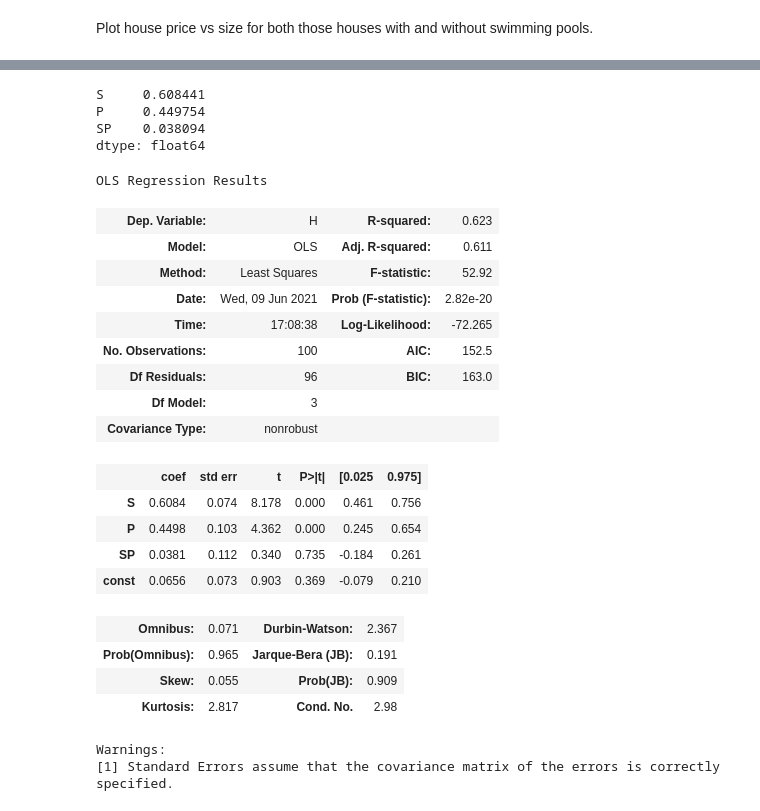
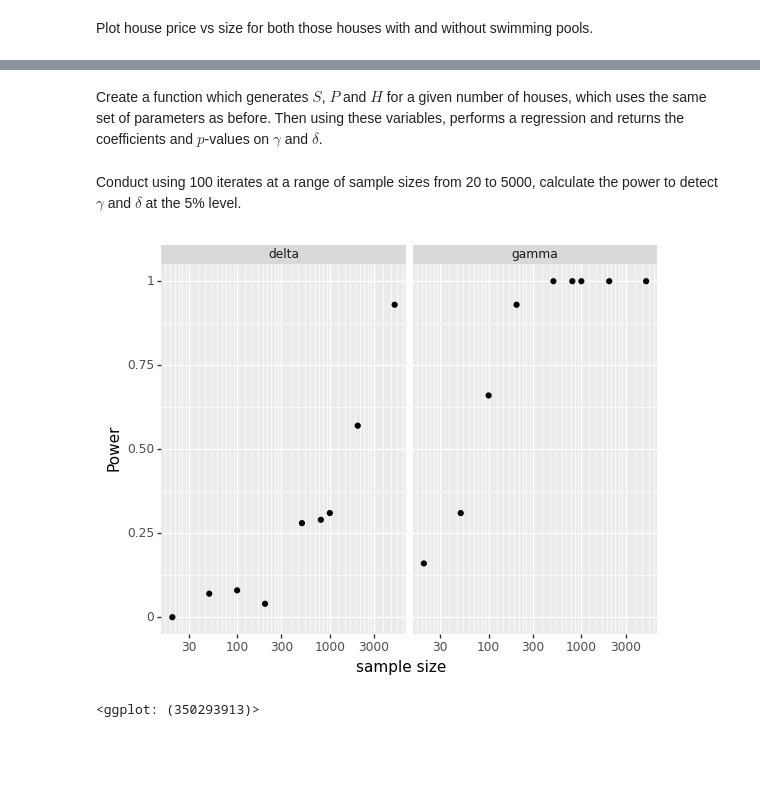
Before and after one commit to ben18785/simulated-data, a Jupyter notebook: src/morning_power_analysis.ipynb, the cells around one changed output, grey strips where cells are left out. Cells and saved outputs as stored; diff of their text form; code cells hidden in the pictures; blank space fills up the shorter version.

Commit message:
added power analysis

```diff
--- a/src/morning_power_analysis.ipynb
+++ b/src/morning_power_analysis.ipynb
@@ -242,29 +239,50 @@ def house_regression(df, parameters):
-# %%
-df = pd.DataFrame({'H': H, 'S': S, 'P': P})
-house_regression(df, parameters)
-# %% [output]
-S     0.608441
-P     0.449754
-SP    0.038094
-dtype: float64
-OLS Regression Results
-| Dep. Variable: | H | R-squared: | 0.623 |
-| Model: | OLS | Adj. R-squared: | 0.611 |
-| Method: | Least Squares | F-statistic: | 52.92 |
-| Date: | Wed, 09 Jun 2021 | Prob (F-statistic): | 2.82e-20 |
-| Time: | 17:08:38 | Log-Likelihood: | -72.265 |
-| No. Observations: | 100 | AIC: | 152.5 |
-| Df Residuals: | 96 | BIC: | 163.0 |
-| Df Model: | 3 |  |  |
-| Covariance Type: | nonrobust |  |  |
-|  | coef | std err | t | P>|t| | [0.025 | 0.975] |
-| S | 0.6084 | 0.074 | 8.178 | 0.000 | 0.461 | 0.756 |
-| P | 0.4498 | 0.103 | 4.362 | 0.000 | 0.245 | 0.654 |
-| SP | 0.0381 | 0.112 | 0.340 | 0.735 | -0.184 | 0.261 |
-| const | 0.0656 | 0.073 | 0.903 | 0.369 | -0.079 | 0.210 |
-| Omnibus: | 0.071 | Durbin-Watson: | 2.367 |
-| Prob(Omnibus): | 0.965 | Jarque-Bera (JB): | 0.191 |
-| Skew: | 0.055 | Prob(JB): | 0.909 |
-| Kurtosis: | 2.817 | Cond. No. | 2.98 |
-Warnings:
-[1] Standard Errors assume that the covariance matrix of the errors is correctly specified.
+# %% [markdown]
+Create a function which generates $S$, $P$ and $H$ for a given number of houses, which uses the same set of parameters as before. Then using these variables, performs a regression and returns the coefficients and $p$-values on $\gamma$ and $\delta$.
+# %%
+def create_variables_run_regression(nhouses, parameters):
+    S = np.random.normal(0, 1, nhouses)
+    P = scipy.stats.bernoulli.rvs(0.5, 0, nhouses)
+    H = []
+    for i in range(nhouses):
+        H.append(house_price(S[i], P[i], parameters))
+    df = pd.DataFrame({'H': H, 'S': S, 'P': P})
+    return house_regression(df)
+# %% [markdown]
+Conduct using 100 iterates at a range of sample sizes from 20 to 5000, calculate the power to detect $\gamma$ and $\delta$ at the 5% level.
+# %%
+def correct_sign(coeff, p):
+    if coeff > 0 and p < 0.05:
+        return 1
+    else:
+        return 0
+def run_replicate(nhouses, parameters):
+    gamma, delta, pgamma, pdelta = create_variables_run_regression(nhouses, parameters)
+    return correct_sign(gamma, pgamma), correct_sign(delta, pdelta)
+def run_replicates(niterates, nhouses, parameters):
+    gamma_correct = 0
+    delta_correct = 0
+    for i in range(niterates):
+        g_correct, d_correct = run_replicate(nhouses, parameters)
+        gamma_correct += g_correct
+        delta_correct += d_correct
+    return gamma_correct / niterates, delta_correct / niterates
+# %%
+sample_sizes = [20, 50, 100, 200, 500, 800, 1000, 2000, 5000]
+niterates = 100
+gamma_correct = []
+delta_correct = []
+for sample in sample_sizes:
+    g_correct, d_correct = run_replicates(niterates, sample, parameters)
+    gamma_correct.append(g_correct)
+    delta_correct.append(d_correct)
+# %%
+df = pd.DataFrame({'sample size': sample_sizes, 'gamma': gamma_correct, 'delta': delta_correct})
+df = pd.melt(df, id_vars='sample size')
+(ggplot(df, aes(x='sample size', y='value')) +
+geom_point() +
+facet_wrap('variable') +
+ylab('Power') +
+scale_x_log10())
+# %% [output]
+[figure, added]
+<ggplot: (350293913)>
```
Also changed, not shown: parts of 14 cells of this notebook, 2 other files.
